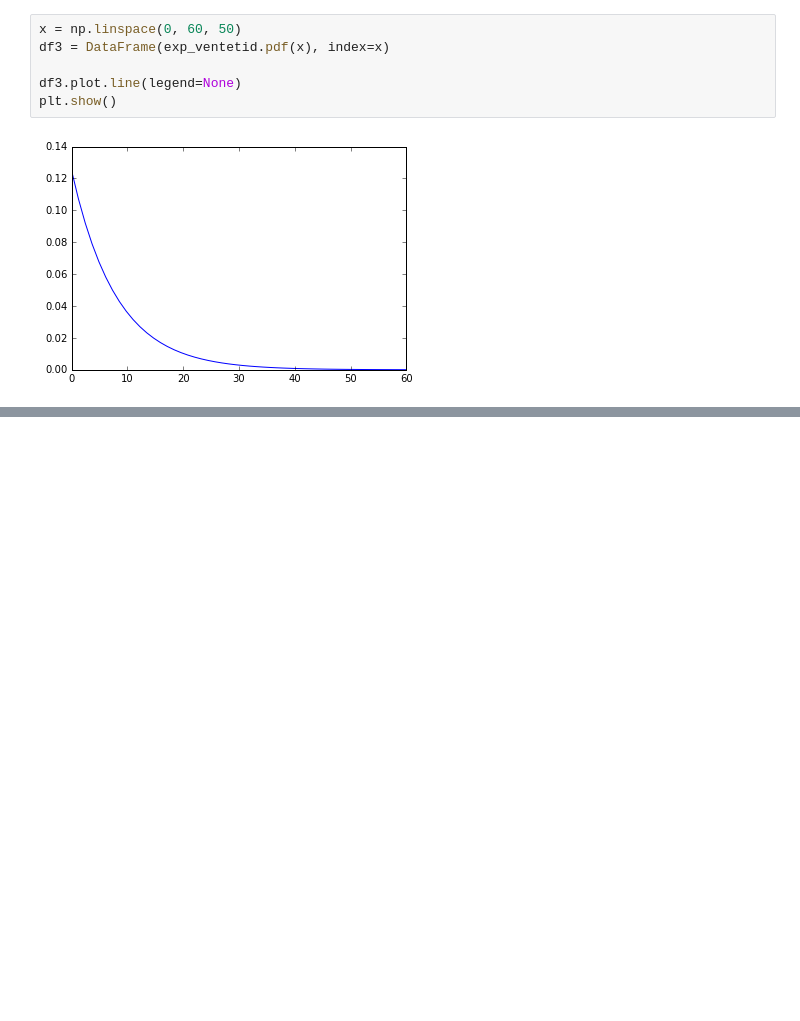
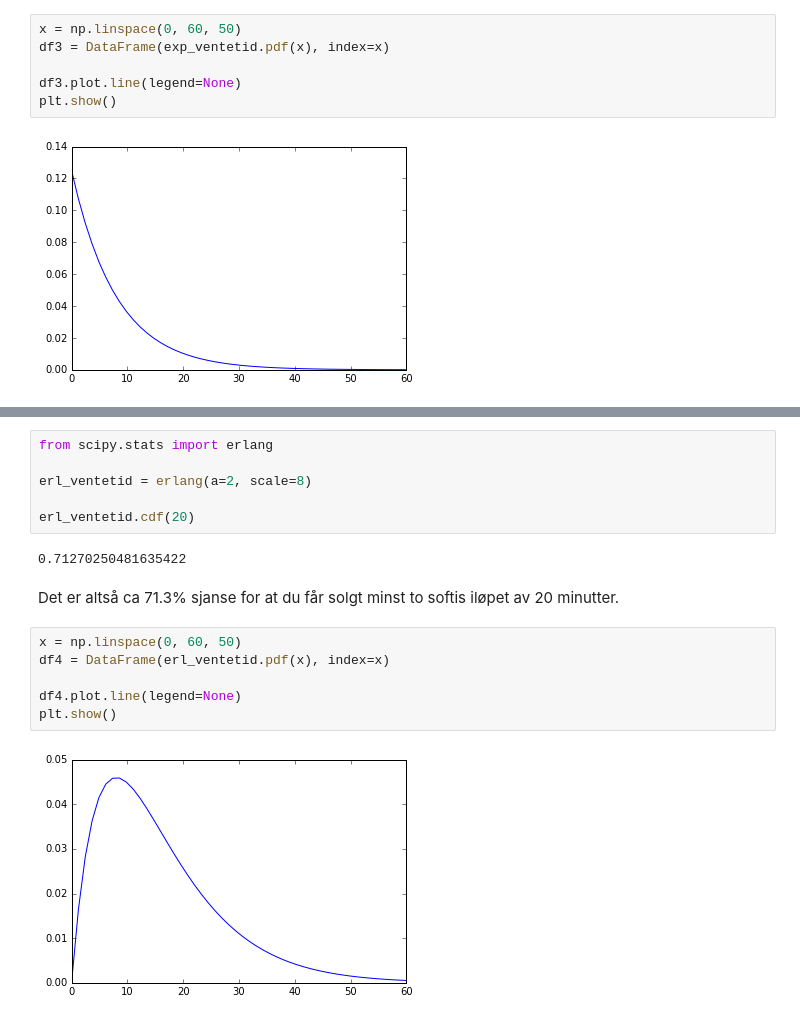
Before and after one commit to oal/ma155-pandas-manual, a Jupyter notebook: notebooks/Kontinuerlige sannsynlighetsfordelinger.ipynb, the cells around one changed output, grey strips where cells are left out. Drawn from its saved outputs; the diff is of its cells as text; blank space fills up the shorter version.

Commit message:
Erlang, Weibull.

```diff
--- a/notebooks/Kontinuerlige sannsynlighetsfordelinger.ipynb
+++ b/notebooks/Kontinuerlige sannsynlighetsfordelinger.ipynb
@@ -223,0 +229,18 @@ plt.show()
+# %%
+from scipy.stats import erlang
+
+erl_ventetid = erlang(a=2, scale=8)
+
+erl_ventetid.cdf(20)
+# %% [output]
+0.71270250481635422
+# %% [markdown]
+Det er altså ca 71.3% sjanse for at du får solgt minst to softis iløpet av 20 minutter.
+# %%
+x = np.linspace(0, 60, 50)
+df4 = DataFrame(erl_ventetid.pdf(x), index=x)
+
+df4.plot.line(legend=None)
+plt.show()
+# %% [output]
+[figure, added]
```
Also changed, not shown: parts of 4 cells of this notebook, 1 other file.
